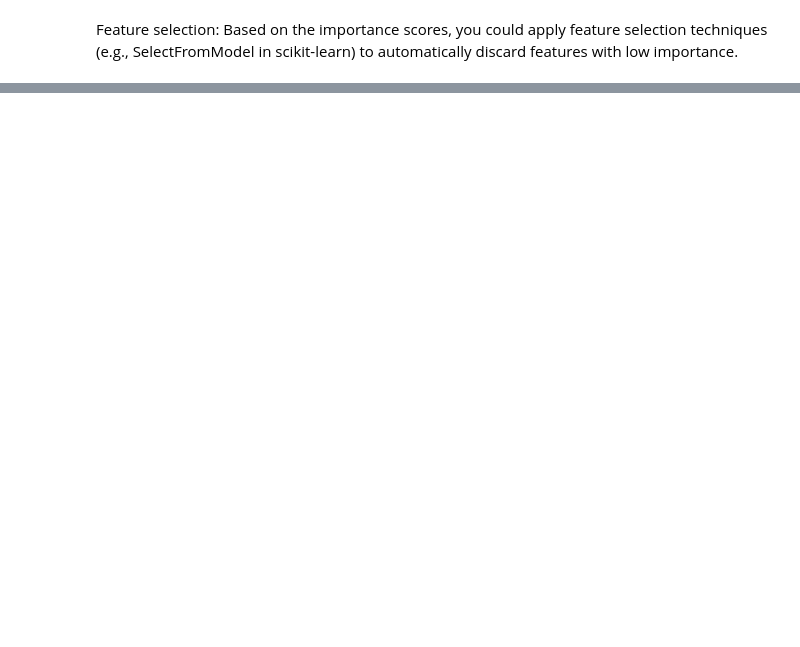
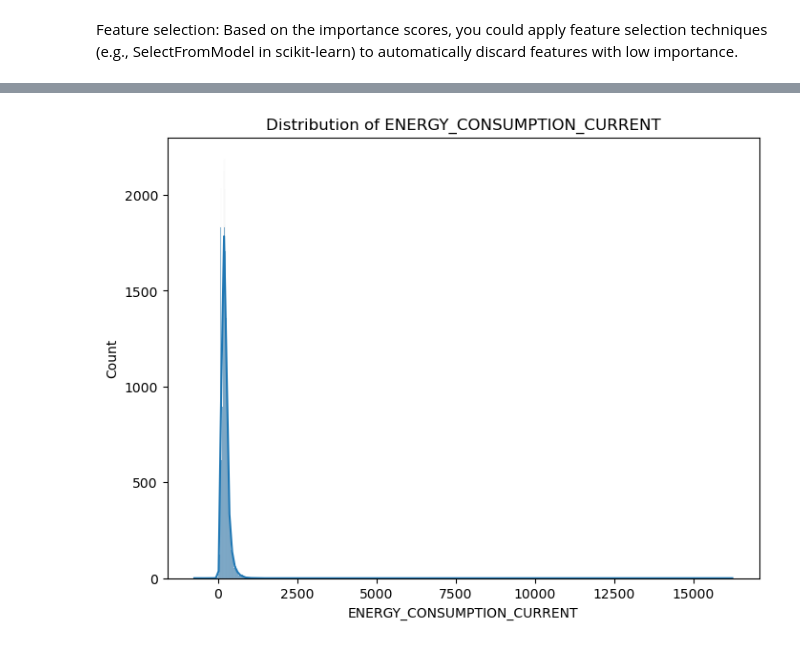
Before and after one commit to Enkhamgalan1230/Energy_Consumption, a Jupyter notebook: Entwan.ipynb, the cells around one changed output, grey strips where cells are left out. Drawn from its saved outputs; the diff is of its cells as text; code cells hidden in the pictures; blank space fills up the shorter version.

```diff
--- a/Entwan.ipynb
+++ b/Entwan.ipynb
@@ -436,0 +343,9 @@ plt.show()
+# %%
+
+# Plot the distribution of the target variable
+plt.figure(figsize=(8, 6))
+sns.histplot(data_reduced['ENERGY_CONSUMPTION_CURRENT'], kde=True)
+plt.title('Distribution of ENERGY_CONSUMPTION_CURRENT')
+plt.show()
+# %% [output]
+[figure, added]
```
Also changed, not shown: parts of 29 cells of this notebook.
